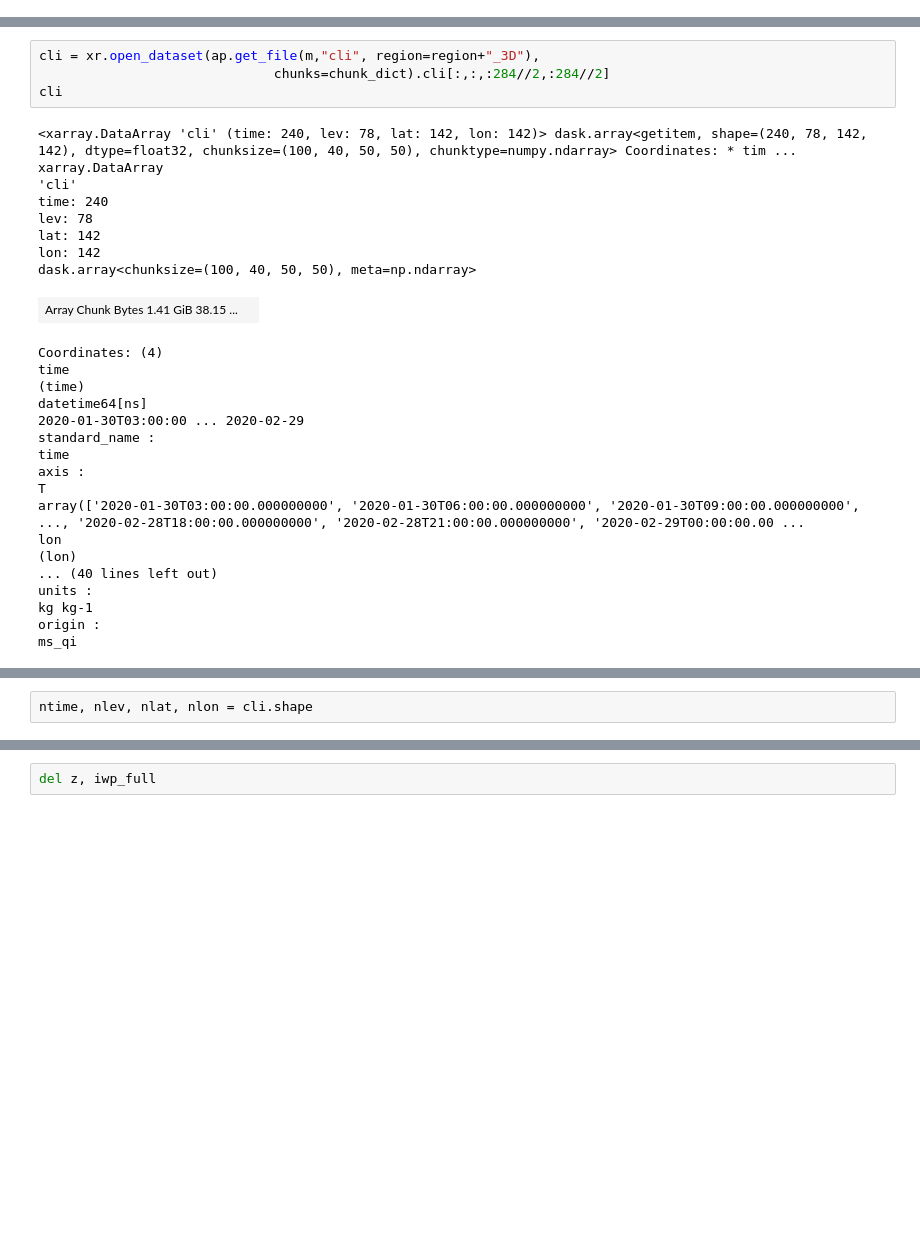
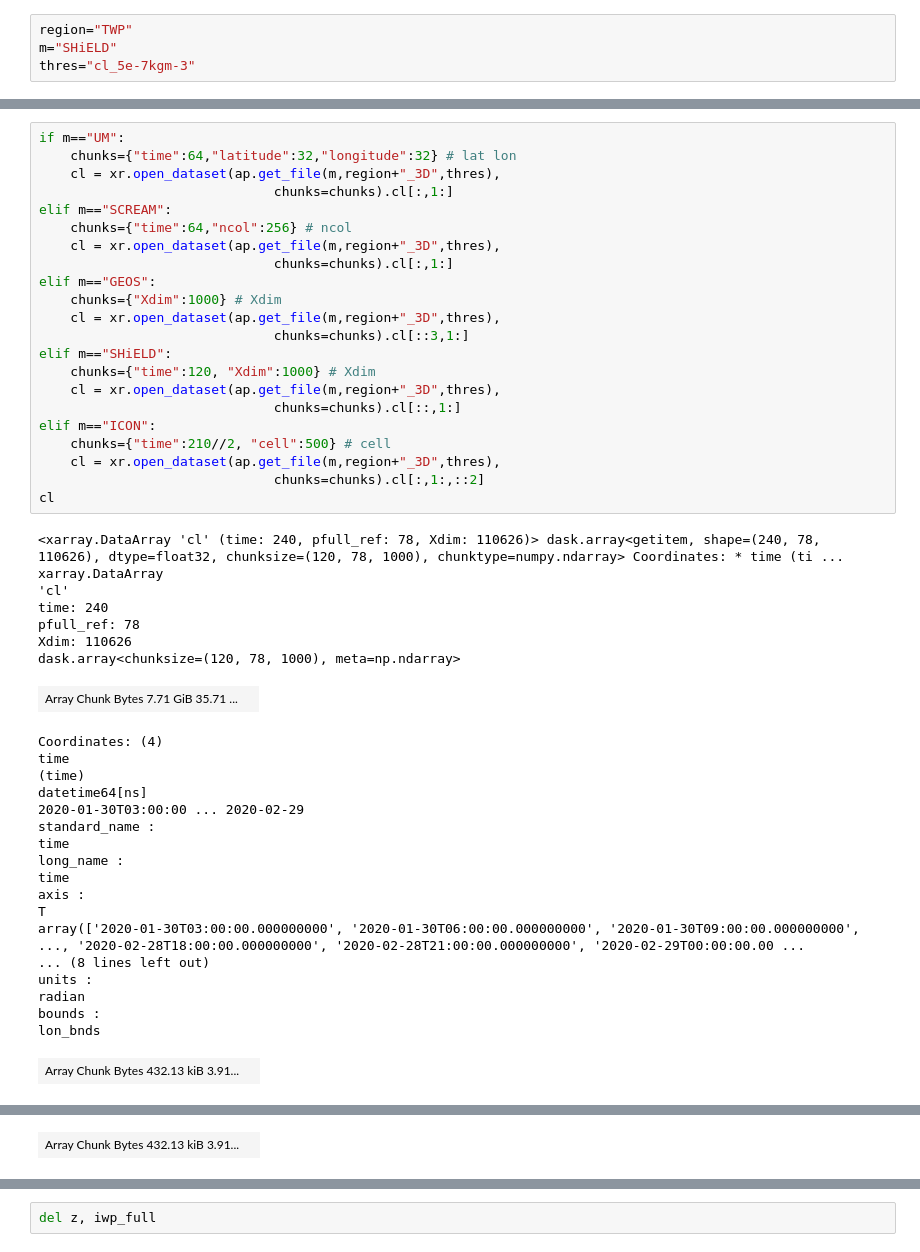
Before and after one commit to smturbev/dyamond2, a Jupyter notebook: python_scripts/iwp_binned_stats.ipynb, the cells around one changed output, grey strips where cells are left out. Drawn from its saved outputs; the diff is of its cells as text; blank space fills up the shorter version.

```diff
--- a/python_scripts/iwp_binned_stats.ipynb
+++ b/python_scripts/iwp_binned_stats.ipynb
@@ -17,0 +14,4 @@ m="NICAM"
+# %%
+region="TWP"
+m="SHiELD"
+thres="cl_5e-7kgm-3"
@@ -18,17 +22,34 @@ m="NICAM"
 # %%
-cli = xr.open_dataset(ap.get_file(m,"cli", region=region+"_3D"),
-                              chunks=chunk_dict).cli[:,:,:284//2,:284//2]
-cli
+if m=="UM":
+    chunks={"time":64,"latitude":32,"longitude":32} # lat lon
+    cl = xr.open_dataset(ap.get_file(m,region+"_3D",thres),
+                              chunks=chunks).cl[:,1:]
+elif m=="SCREAM":
+    chunks={"time":64,"ncol":256} # ncol
+    cl = xr.open_dataset(ap.get_file(m,region+"_3D",thres),
+                              chunks=chunks).cl[:,1:]
+elif m=="GEOS":
+    chunks={"Xdim":1000} # Xdim
+    cl = xr.open_dataset(ap.get_file(m,region+"_3D",thres),
+                              chunks=chunks).cl[::3,1:]
+elif m=="SHiELD":
+    chunks={"time":120, "Xdim":1000} # Xdim
+    cl = xr.open_dataset(ap.get_file(m,region+"_3D",thres),
+                              chunks=chunks).cl[::,1:]
+elif m=="ICON":
+    chunks={"time":210//2, "cell":500} # cell
+    cl = xr.open_dataset(ap.get_file(m,region+"_3D",thres),
+                              chunks=chunks).cl[:,1:,::2]
+cl
 # %% [output]
-<xarray.DataArray 'cli' (time: 240, lev: 78, lat: 142, lon: 142)> dask.array<getitem, shape=(240, 78, 142, 142), dtype=float32, chunksize=(100, 40, 50, 50), chunktype=numpy.ndarray> Coordinates: * tim ...
+<xarray.DataArray 'cl' (time: 240, pfull_ref: 78, Xdim: 110626)> dask.array<getitem, shape=(240, 78, 110626), dtype=float32, chunksize=(120, 78, 1000), chunktype=numpy.ndarray> Coordinates: * time (ti ...
 xarray.DataArray
-'cli'
+'cl'
 time: 240
-lev: 78
-lat: 142
-lon: 142
-dask.array<chunksize=(100, 40, 50, 50), meta=np.ndarray>
+pfull_ref: 78
+Xdim: 110626
+dask.array<chunksize=(120, 78, 1000), meta=np.ndarray>
-| Array Chunk Bytes 1.41 GiB 38.15 ... |  |
+| Array Chunk Bytes 7.71 GiB 35.71 ... |  |
 Coordinates: (4)
 time
 (time)
@@ -36,13 +57,14 @@ datetime64[ns]
 2020-01-30T03:00:00 ... 2020-02-29
 standard_name :
 time
+long_name :
+time
 axis :
 T
 array(['2020-01-30T03:00:00.000000000', '2020-01-30T06:00:00.000000000', '2020-01-30T09:00:00.000000000', ..., '2020-02-28T18:00:00.000000000', '2020-02-28T21:00:00.000000000', '2020-02-29T00:00:00.00 ...
-lon
-(lon)
-... (40 lines left out)
+... (8 lines left out)
 units :
-kg kg-1
-origin :
-ms_qi
+radian
+bounds :
+lon_bnds
+| Array Chunk Bytes 432.13 kiB 3.91... |  |
@@ -48,0 +83 @@ ms_qi
+| Array Chunk Bytes 432.13 kiB 3.91... |  |
@@ -49,3 +101 @@ ms_qi
-# %%
-ntime, nlev, nlat, nlon = cli.shape
 # %%
```
Also changed, not shown: parts of 26 cells of this notebook, 15 other files.
